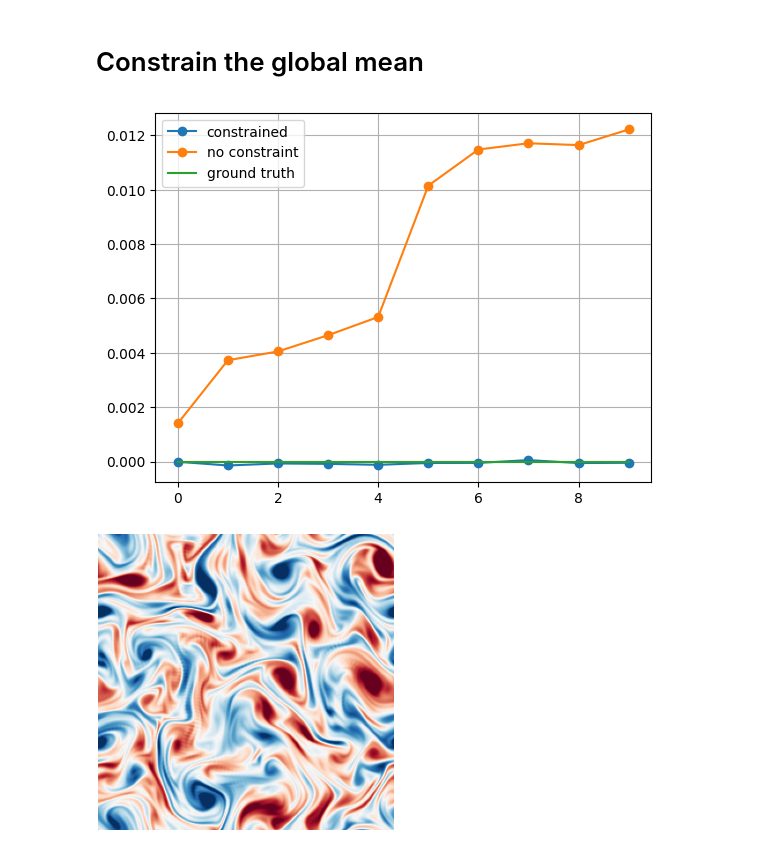
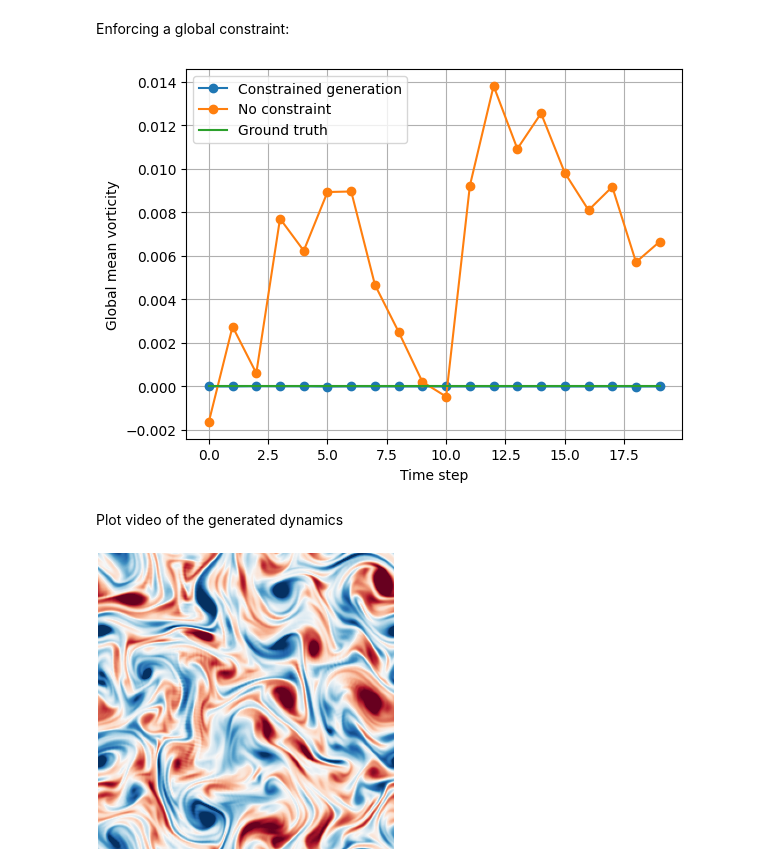
Before and after one commit to Sindhu-Vasireddy/DiffusionRestoration, a Jupyter notebook: notebooks/Constrained-vorticity-sampling.ipynb, the cells around one changed output. Drawn from its saved outputs; the diff is of its cells as text; code cells hidden in the pictures.

```diff
--- a/notebooks/Constrained-vorticity-sampling.ipynb
+++ b/notebooks/Constrained-vorticity-sampling.ipynb
@@ -142,3 +159,3 @@ plot_time_series(sim.target_test[2+start:, :h_crop, :w_crop], num_steps=num_step
 # %% [markdown]
-# Constrain the global mean
+Enforcing a global constraint:
 # %%
@@ -165,44 +183,45 @@ sim = Simulation(
 
 sim.initialize()
 # %%
-# set up constraint
-
-constraint = Constraint(measurement=torch.tensor([0.0], device="cuda", dtype=torch.float64).squeeze(),
+constraint = Constraint(measurement=torch.tensor([0.0],device="cuda", dtype=torch.float64).squeeze(), #enforce global mean to be zero
                         loss_type="mse",
                         constraint_type="mean")
 
 sim.inference.guidance = Guidance(constraint=constraint,
-                                  gamma=5000.0,
+                                  gamma=4000.0,
                                   transforms=sim.transforms)
 # %%
-# run constrained inference
-
 sampling_config = SamplingConfig(
     use_conditioning = True,
-    num_rollout_steps = 10, # length of generated time series
-    num_diffusion_steps = 35,
+    num_rollout_steps = 20, # length of generated time series
+    num_diffusion_steps = 50,
+    show_progress = False
 )
 
 results = sim.run(sampling_config)
 # %%
-# run inference without constraints
+sim.inference.guidance = None
 
-sim.inference.guidance = None
 sampling_config = SamplingConfig(
     use_conditioning = True,
-    num_rollout_steps = 10,
-    num_diffusion_steps = 35,
+    num_rollout_steps = 20,
+    num_diffusion_steps = 50,
+    show_progress = False
 )
 
 results_no_constraint = sim.run(sampling_config)
 # %%
-plt.plot(results.mean(dim=("latitude", "longitude")), marker="o", label="constrained")
-plt.plot(results_no_constraint.mean(dim=("latitude", "longitude")), marker="o", label="no constraint")
-plt.plot(sim.target_test[:len(results)].mean(dim=("latitude", "longitude")), label="ground truth")
+plt.plot(results.mean(dim=("latitude", "longitude")), marker="o", label="Constrained generation")
+plt.plot(results_no_constraint.mean(dim=("latitude", "longitude")), marker="o", label="No constraint")
+plt.plot(sim.target_test[:len(results)].mean(dim=("latitude", "longitude")), label="Ground truth")
+plt.ylabel("Global mean vorticity")
+plt.xlabel("Time step")
 plt.legend()
 plt.grid()
 # %% [output]
-[figure, old version]
+[figure, new version]
+# %% [markdown]
+Plot video of the generated dynamics
 # %%
 fig, ax = plt.subplots(1,1,figsize=(6, 6), constrained_layout=True)
 def update(i):
```
Also changed, not shown: parts of 15 cells of this notebook, 3 other files.
